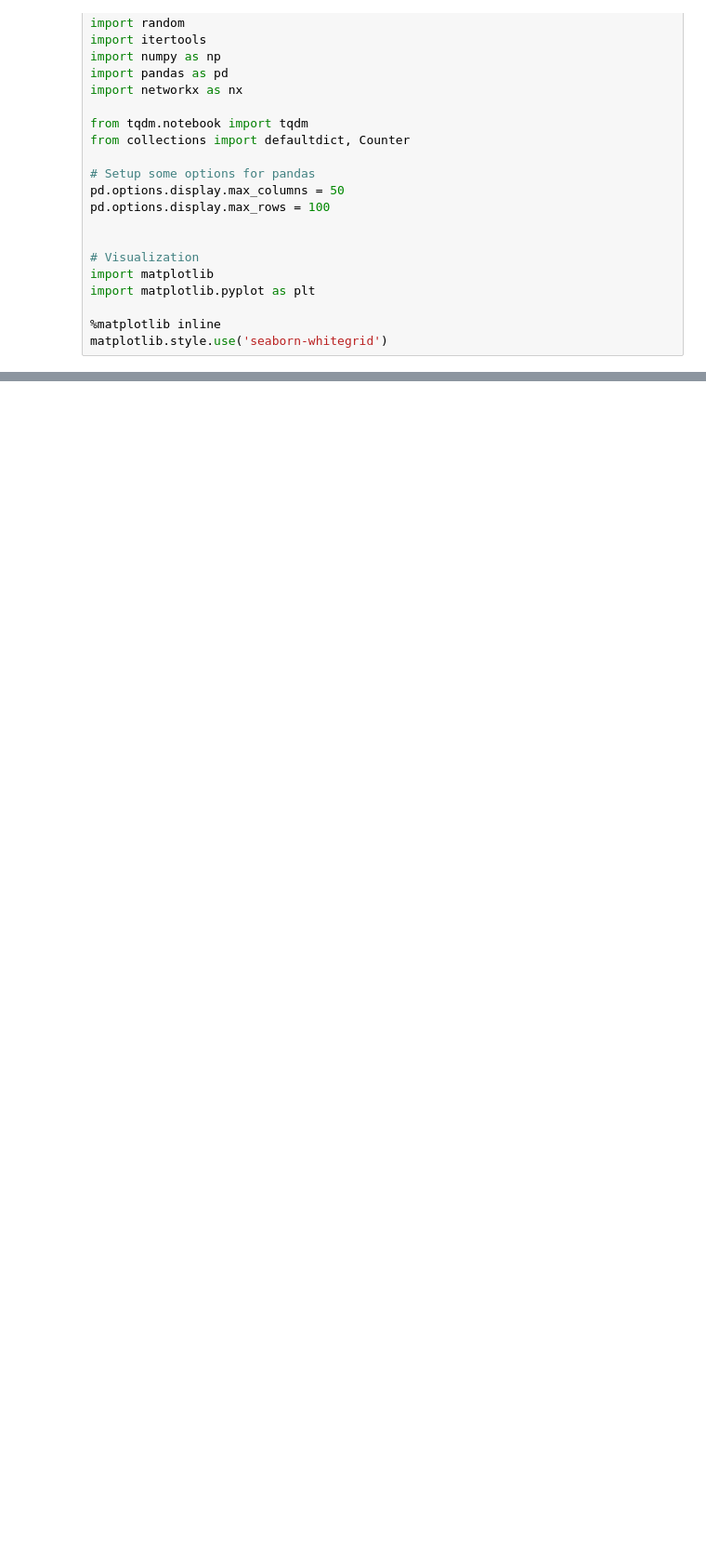
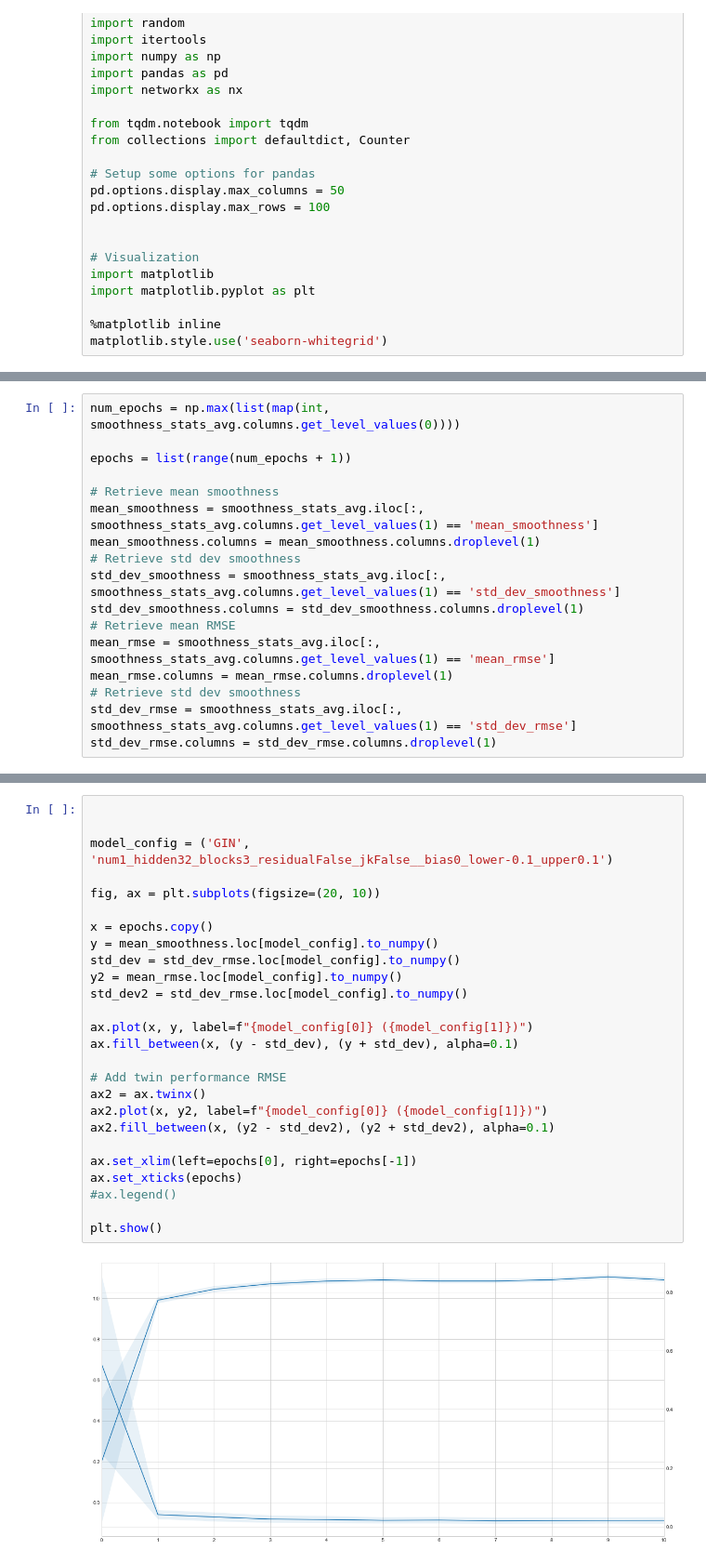
Before and after one commit to berges99/GNN-Extrapolation, a Jupyter notebook: notebooks/analyze_smoothness.ipynb, the cells around one changed output, grey strips where cells are left out. Shown at 93% size. Cells and saved outputs as stored; diff of their text form; blank space fills up the shorter version.

Commit message:
Added SGC model, fixed file structure and first templates of smoothness visualizations.

```diff
--- a/notebooks/analyze_smoothness.ipynb
+++ b/notebooks/analyze_smoothness.ipynb
@@ -111,0 +189,17 @@ smoothness_stats.groupby('model').mean()
+# %%
+num_epochs = np.max(list(map(int, smoothness_stats_avg.columns.get_level_values(0))))
+
+epochs = list(range(num_epochs + 1))
+
+# Retrieve mean smoothness
+mean_smoothness = smoothness_stats_avg.iloc[:, smoothness_stats_avg.columns.get_level_values(1) == 'mean_smoothness']
+mean_smoothness.columns = mean_smoothness.columns.droplevel(1)
+# Retrieve std dev smoothness
+std_dev_smoothness = smoothness_stats_avg.iloc[:, smoothness_stats_avg.columns.get_level_values(1) == 'std_dev_smoothness']
+std_dev_smoothness.columns = std_dev_smoothness.columns.droplevel(1)
+# Retrieve mean RMSE
+mean_rmse = smoothness_stats_avg.iloc[:, smoothness_stats_avg.columns.get_level_values(1) == 'mean_rmse']
+mean_rmse.columns = mean_rmse.columns.droplevel(1)
+# Retrieve std dev smoothness
+std_dev_rmse = smoothness_stats_avg.iloc[:, smoothness_stats_avg.columns.get_level_values(1) == 'std_dev_rmse']
+std_dev_rmse.columns = std_dev_rmse.columns.droplevel(1)
@@ -111,0 +213,28 @@ smoothness_stats.groupby('model').mean()
+# %%
+
+
+model_config = ('GIN', 'num1_hidden32_blocks3_residualFalse_jkFalse__bias0_lower-0.1_upper0.1')
+
+fig, ax = plt.subplots(figsize=(20, 10))
+
+x = epochs.copy()
+y = mean_smoothness.loc[model_config].to_numpy()
+std_dev = std_dev_rmse.loc[model_config].to_numpy()
+y2 = mean_rmse.loc[model_config].to_numpy()
+std_dev2 = std_dev_rmse.loc[model_config].to_numpy()
+
+ax.plot(x, y, label=f"{model_config[0]} ({model_config[1]})")
+ax.fill_between(x, (y - std_dev), (y + std_dev), alpha=0.1)
+
+# Add twin performance RMSE
+ax2 = ax.twinx()
+ax2.plot(x, y2, label=f"{model_config[0]} ({model_config[1]})")
+ax2.fill_between(x, (y2 - std_dev2), (y2 + std_dev2), alpha=0.1)
+
+ax.set_xlim(left=epochs[0], right=epochs[-1])
+ax.set_xticks(epochs)
+#ax.legend()
+
+plt.show()
+# %% [output]
+[figure, added]
```
Also changed, not shown: parts of 17 cells of this notebook, 3 other files.
